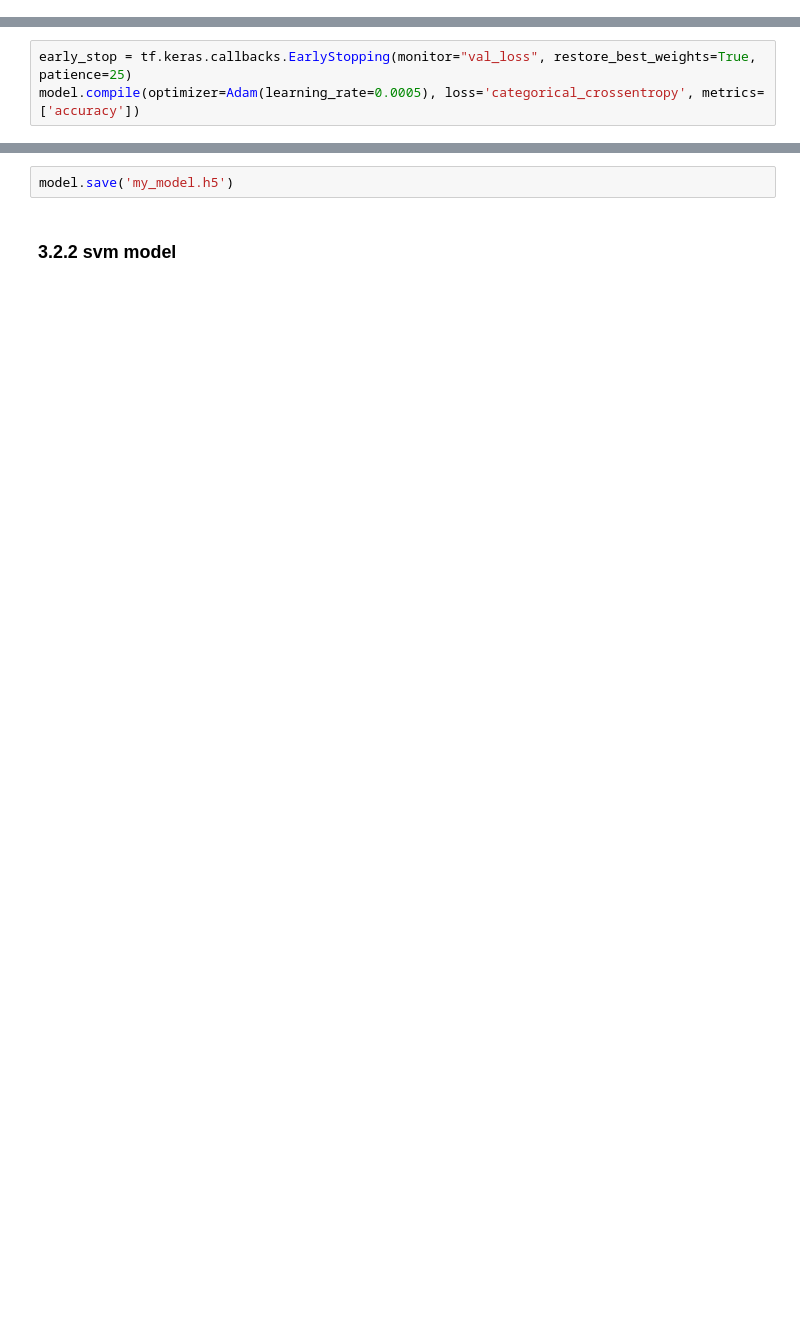
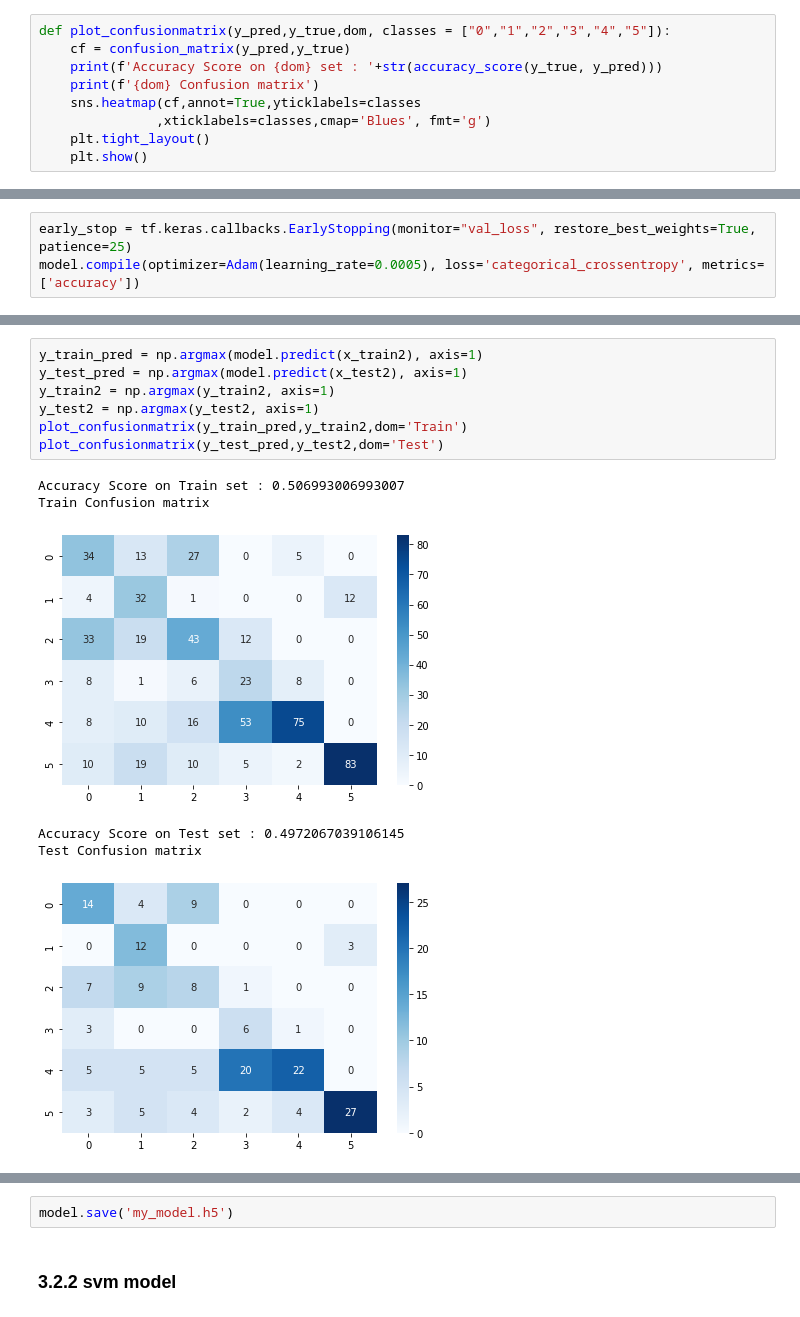
Before and after one commit to mvaghei78/data-mining-on-2021_Olympics, a Jupyter notebook: mining_on_2021_Olympics.ipynb, the cells around one changed output, grey strips where cells are left out. Drawn from its saved outputs; the diff is of its cells as text; blank space fills up the shorter version.

```diff
--- a/mining_on_2021_Olympics.ipynb
+++ b/mining_on_2021_Olympics.ipynb
@@ -1269,3 +1290,12 @@ plt.show()
+# %%
+def plot_confusionmatrix(y_pred,y_true,dom, classes = ["0","1","2","3","4","5"]):
+    cf = confusion_matrix(y_pred,y_true)
+    print(f'Accuracy Score on {dom} set : '+str(accuracy_score(y_true, y_pred)))
+    print(f'{dom} Confusion matrix')
+    sns.heatmap(cf,annot=True,yticklabels=classes
+               ,xticklabels=classes,cmap='Blues', fmt='g')
+    plt.tight_layout()
+    plt.show()
 # %% [markdown]
 ### 3.2.1 MLP model
 # %%
@@ -1362,0 +1392,14 @@ model.evaluate(x_test2,y_test2)
+# %%
+y_train_pred = np.argmax(model.predict(x_train2), axis=1)
+y_test_pred = np.argmax(model.predict(x_test2), axis=1)
+y_train2 = np.argmax(y_train2, axis=1)
+y_test2 = np.argmax(y_test2, axis=1)
+plot_confusionmatrix(y_train_pred,y_train2,dom='Train')
+plot_confusionmatrix(y_test_pred,y_test2,dom='Test')
+# %% [output]
+Accuracy Score on Train set : 0.506993006993007
+Train Confusion matrix
+[figure, added]
+Accuracy Score on Test set : 0.4972067039106145
+Test Confusion matrix
+[figure, added]
```
Also changed, not shown: parts of 56 cells of this notebook, 1 other file.
